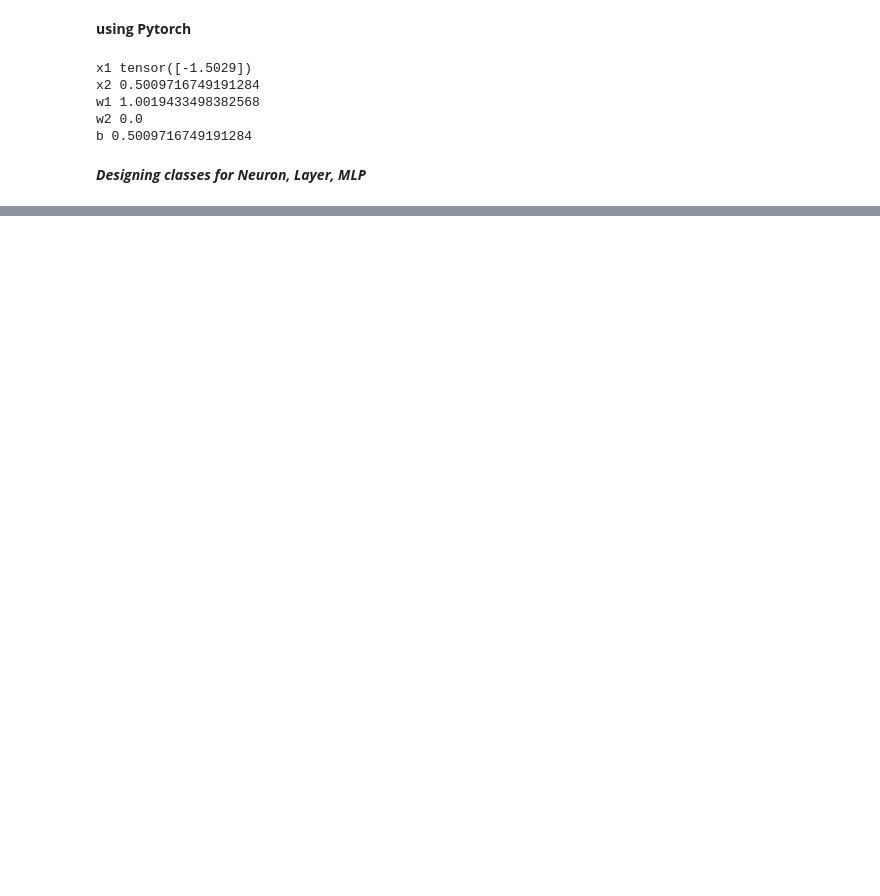
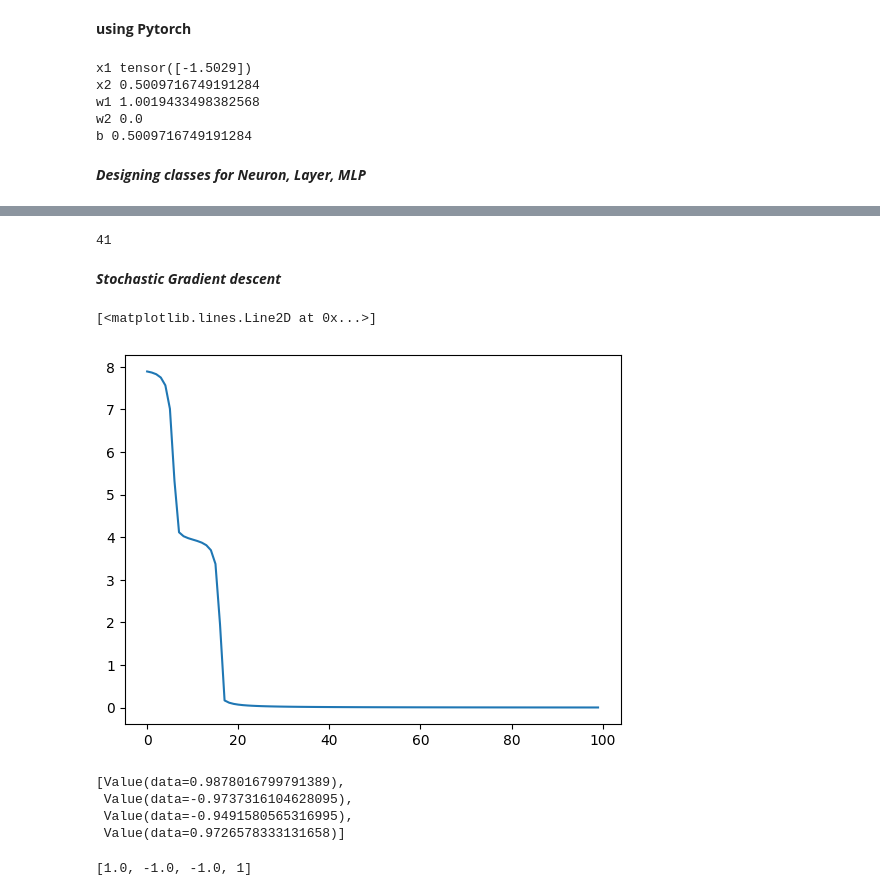
Before and after one commit to agrawalakshay68/neural-networks, a Jupyter notebook: Micrograd/Micrograd_from_scratch.ipynb, the cells around one changed output, grey strips where cells are left out. Saved outputs shown, nothing was run; the diff lists cells and outputs as text; code cells hidden in the pictures; blank space fills up the shorter version.

```diff
--- a/Micrograd/Micrograd_from_scratch.ipynb
+++ b/Micrograd/Micrograd_from_scratch.ipynb
@@ -764,0 +829,5 @@ b 0.5009716749191284
+# %%
+x = [-2.0, 1.0, 3.0]
+
+n = MLP(3, [4, 4, 1])
+n(x)
@@ -764,0 +861,3 @@ b 0.5009716749191284
+# %%
+loss = sum((yt - yp)**2 for yt, yp in zip(ys, y_pred))
+loss
@@ -764,0 +892,55 @@ b 0.5009716749191284
+# %%
+len(n.parameters())
+# %% [output]
+41
+# %% [markdown]
+***Stochastic Gradient descent***
+# %%
+xs = [[2., -3., 1.],
+      [-3., 0., -1.],
+      [2., 2., -1.],
+    [0., 0., 3.]]
+
+ys = [1., -1., -1., 1]
+
+n = MLP(3, [4, 4, 1])
+# %%
+steps = []
+losses = []
+
+for i in range(100):
+    # Forward pass
+    y_pred = [n(x) for x in xs]
+
+    # calulate loss
+    loss = sum((yt - yp)**2 for yt, yp in zip(ys, y_pred))
+
+    steps.append(i)
+    losses.append(loss.data)
+
+    # reset the grads
+    for param in n.parameters():
+        param.grad = 0
+
+    # Backprop
+    loss.backward()
+
+    # Gradient descent
+    for param in n.parameters():
+        param.data -= 0.05 * param.grad
+
+plt.plot(steps, losses)
+# %% [output]
+[<matplotlib.lines.Line2D at 0x...>]
+[figure, added]
+# %%
+y_pred
+# %% [output]
+[Value(data=0.9878016799791389),
+ Value(data=-0.9737316104628095),
+ Value(data=-0.9491580565316995),
+ Value(data=0.9726578333131658)]
+# %%
+ys
+# %% [output]
+[1.0, -1.0, -1.0, 1]
```
Also changed, not shown: parts of 12 cells of this notebook.
